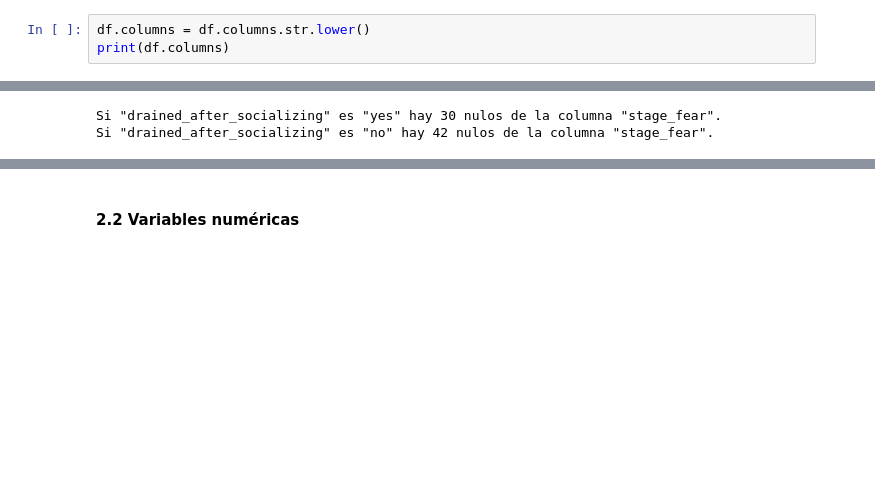
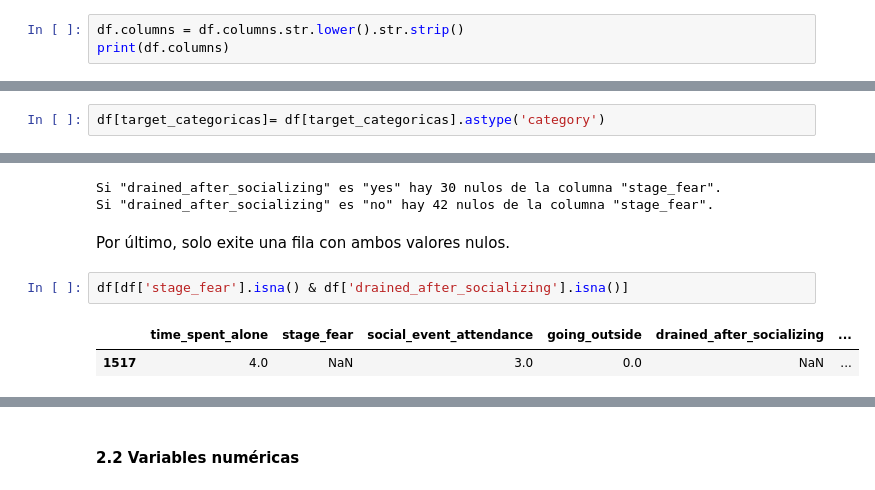
Before and after one commit to Marpp98/EDA_Extrovert_VS_Introvert_behaviour, a Jupyter notebook: notebooks/transformacion.ipynb, the cells around one changed output, grey strips where cells are left out. Cells and saved outputs as stored; diff of their text form; blank space fills up the shorter version.

```diff
--- a/notebooks/transformacion.ipynb
+++ b/notebooks/transformacion.ipynb
@@ -37,5 +35,5 @@ El primer paso de limpieza es normalizar los títulos de las columnas convirtié
 # %%
-df.columns = df.columns.str.lower()
+df.columns = df.columns.str.lower().str.strip()
 print(df.columns)
 # %% [output]
 Index(['time_spent_alone', 'stage_fear', 'social_event_attendance',
@@ -62,3 +60,5 @@ target_categoricas = [target] + categoricas
 print(target_categoricas)
 # %% [output]
 ['personality', 'stage_fear', 'drained_after_socializing']
+# %%
+df[target_categoricas]= df[target_categoricas].astype('category')
@@ -168,4 +206,11 @@ print(f'Si "drained_after_socializing" es "no" hay {drained_no} nulos de la colu
 # %% [output]
 Si "drained_after_socializing" es "yes" hay 30 nulos de la columna "stage_fear".
 Si "drained_after_socializing" es "no" hay 42 nulos de la columna "stage_fear".
+# %% [markdown]
+Por último, solo exite una fila con ambos valores nulos.
+# %%
+df[df['stage_fear'].isna() & df['drained_after_socializing'].isna()]
+# %% [output]
+|  | time_spent_alone | stage_fear | social_event_attendance | going_outside | drained_after_socializing | ... |
+| 1517 | 4.0 | NaN | 3.0 | 0.0 | NaN | ... |
 # %% [markdown]
```
Also changed, not shown: parts of 20 cells of this notebook, 3 other files.
